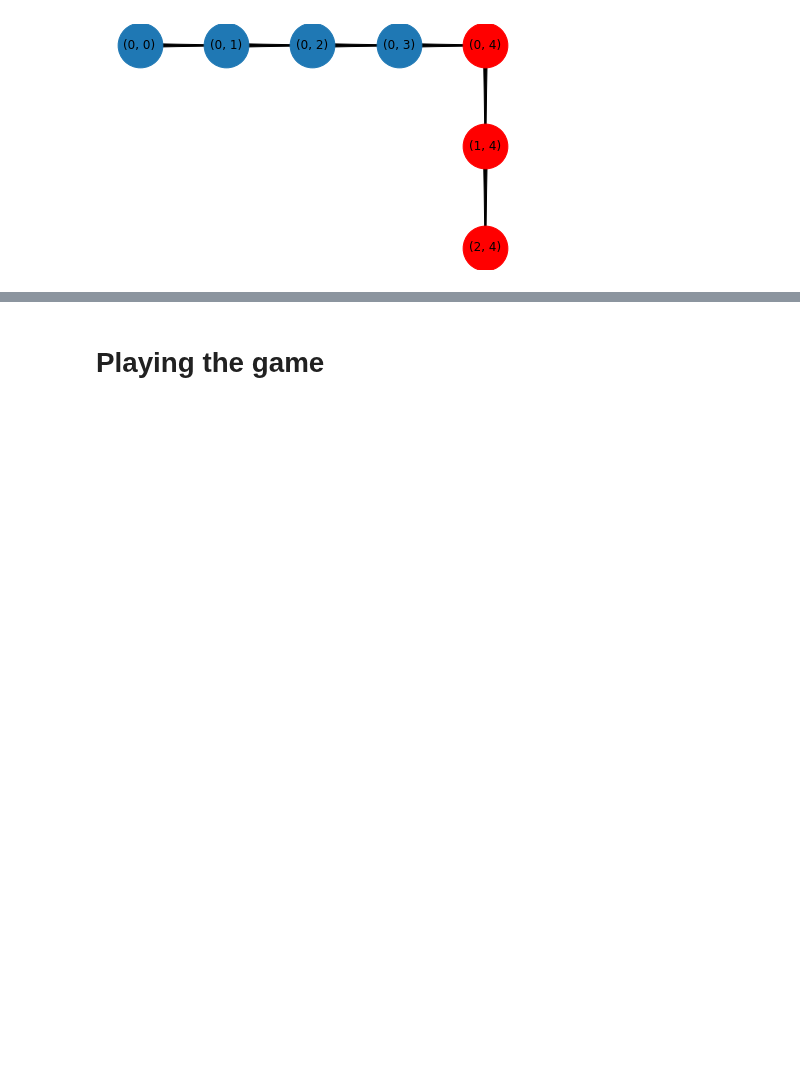
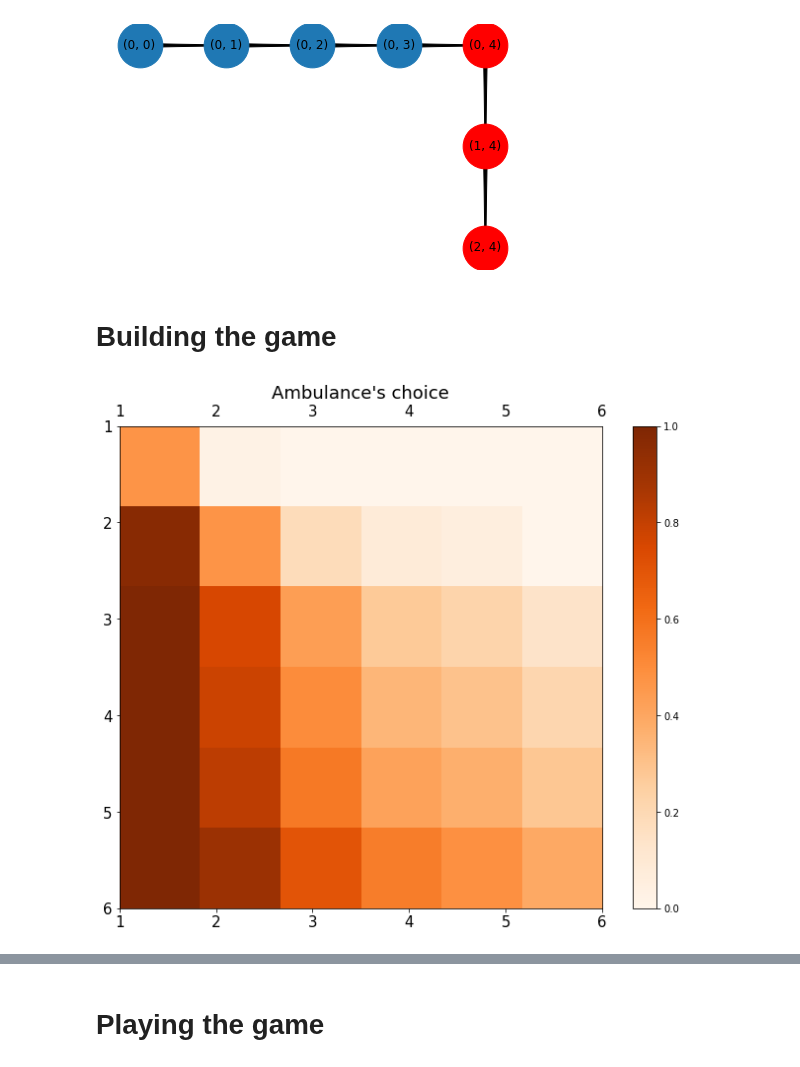
Before and after one commit to MichalisPanayides/Talks, a Jupyter notebook: Annual Review - Vol 2/main.ipynb, the cells around one changed output, grey strips where cells are left out. Cells and saved outputs as stored; diff of their text form; code cells hidden in the pictures; blank space fills up the shorter version.

```diff
--- a/Annual Review - Vol 2/main.ipynb
+++ b/Annual Review - Vol 2/main.ipynb
@@ -130,3 +130,5 @@ for t in range(1, params["system_capacity"] + 1):
 [figure]
 [figure]
 [figure]
+# %% [markdown]
+# Building the game
@@ -132,0 +161,10 @@ for t in range(1, params["system_capacity"] + 1):
+# %%
+plt.figure(figsize=(11, 9))
+plt.imshow(R, extent=[1,6,6,1], cmap="Oranges")
+plt.tick_params(axis='x', labeltop='on', labelsize=15)
+plt.tick_params(axis='y', labelsize=15)
+plt.title("Ambulance's choice", fontsize=18)
+plt.xlabel
+plt.colorbar();
+# %% [output]
+[figure, added]
```
Also changed, not shown: parts of 7 cells of this notebook, 1 other file.
